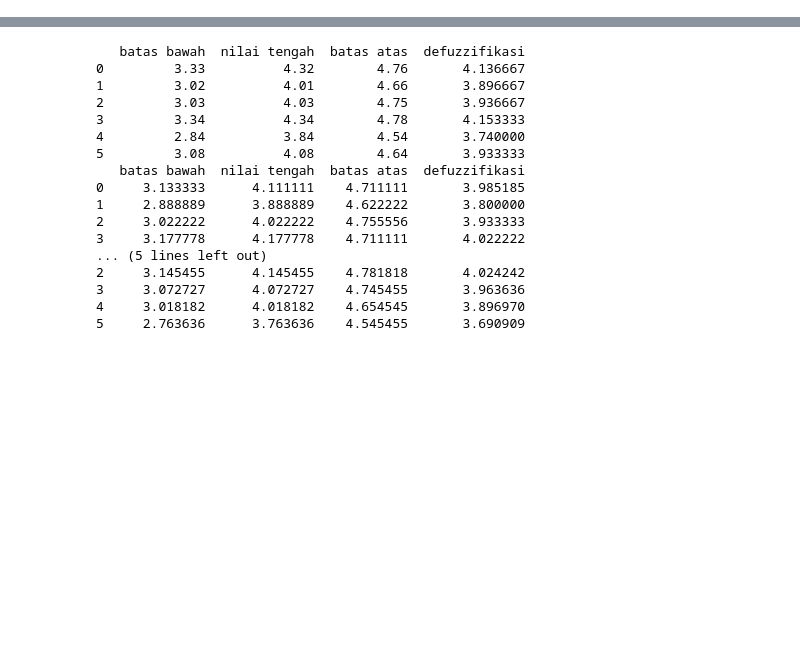
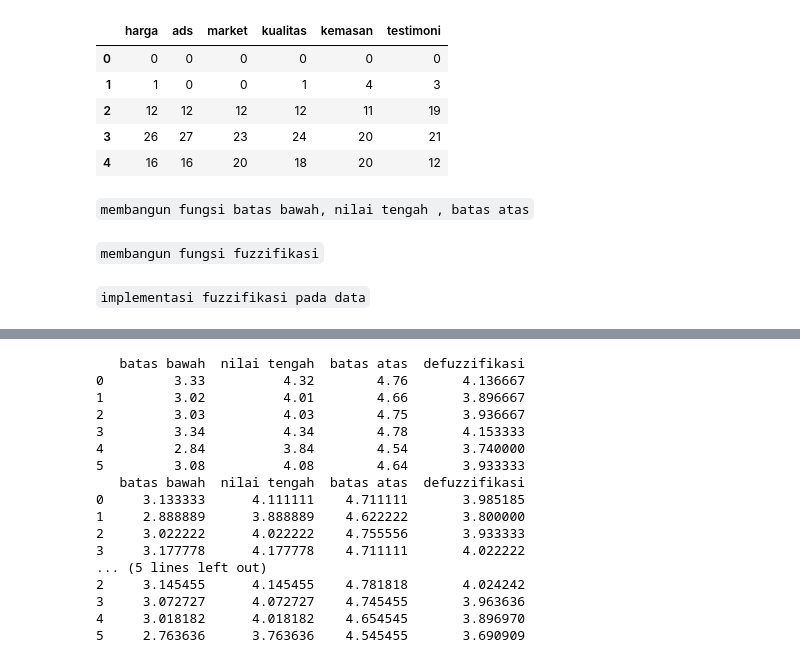
Before and after one commit to michstg/Fuzzification-Defuzzification-gametheory-Scarlet-MSGlow, a Jupyter notebook: fuzzy_with_gametheory.ipynb, the cells around one changed output, grey strips where cells are left out. Saved outputs shown, nothing was run; the diff lists cells and outputs as text; code cells hidden in the pictures; blank space fills up the shorter version.

```diff
--- a/fuzzy_with_gametheory.ipynb
+++ b/fuzzy_with_gametheory.ipynb
@@ -27,3 +39,14 @@ df_sc = data['Scarlet']
+# %%
+df_sc #Scarlet
+# %% [output]
+|  | harga | ads | market | kualitas | kemasan | testimoni |
+| 0 | 0 | 0 | 0 | 0 | 0 | 0 |
+| 1 | 1 | 0 | 0 | 1 | 4 | 3 |
+| 2 | 12 | 12 | 12 | 12 | 11 | 19 |
+| 3 | 26 | 27 | 23 | 24 | 20 | 21 |
+| 4 | 16 | 16 | 20 | 18 | 20 | 12 |
+# %% [markdown]
+`membangun fungsi batas bawah, nilai tengah , batas atas`
 # %%
 def batas_bawah(data):
   col = data.columns
@@ -60,0 +77,2 @@ def fuzzifikasi(data):
+# %% [markdown]
+`membangun fungsi fuzzifikasi`
@@ -61,3 +86,5 @@ def fuzzifikasi(data):
+# %% [markdown]
+`implementasi fuzzifikasi pada data`
 # %%
 fuzz_tk = fuzzifikasi(df_tk)
 fuzz_msg = fuzzifikasi(df_msg)
```
Also changed, not shown: parts of 22 cells of this notebook.
